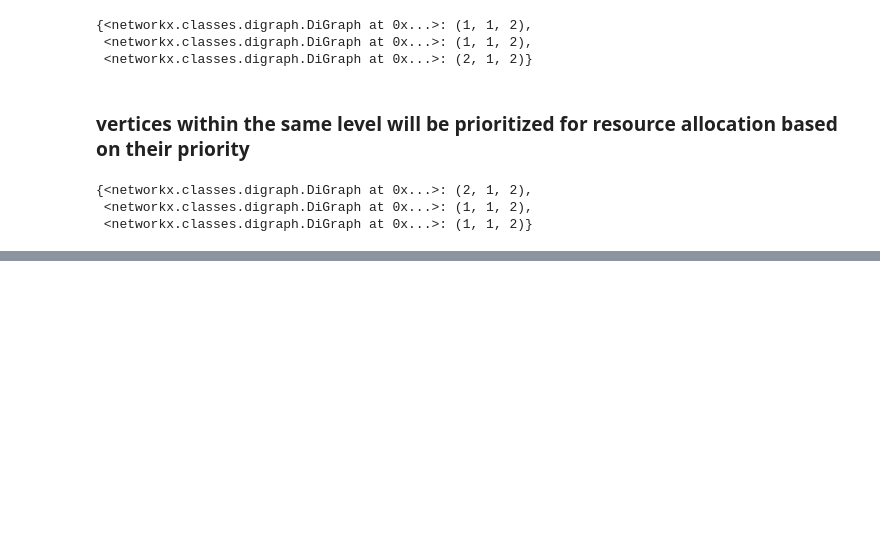
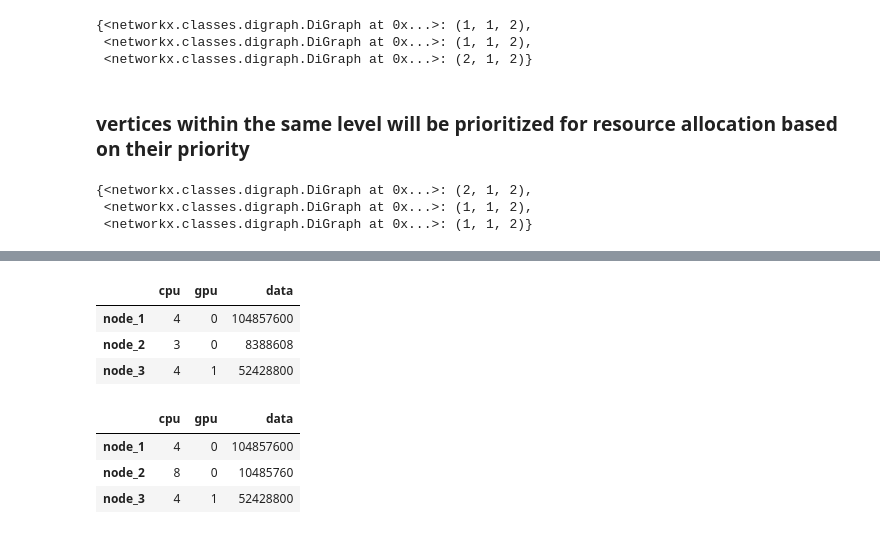
Before and after one commit to pnnl/datalife, a Jupyter notebook: scripts/caterpillar_forest.ipynb, the cells around one changed output, grey strips where cells are left out. Saved outputs shown, nothing was run; the diff lists cells and outputs as text; code cells hidden in the pictures; blank space fills up the shorter version.

```diff
--- a/scripts/caterpillar_forest.ipynb
+++ b/scripts/caterpillar_forest.ipynb
@@ -298,0 +337,40 @@ vertex_priorities
+# %%
+def get_resource_pool():
+    return res_df
+
+def update_resource_pool(df, rtype, rdata):
+    if rtype == 'acquisition':
+        for k, v in rdata.items():
+            df.loc[rdata.name][k] -= rdata[k]
+    elif rtype == 'release':
+        for k, v in rdata.items():
+            df.loc[rdata.name][k] += rdata[k]
+    return df
+
+def request_resource_func(df, rgroup):
+    """
+    Arguments:
+        rgroup (dict): required resources
+    Returns:
+        res (DataFrame): available resource (row)
+    """
+    res = df
+    for k, v in rgroup.items():
+        res = res.loc[df[k] >= v]
+    return res.iloc[0]
+# %%
+requested_rsize = {'cpu': 5, 'gpu':0, 'data': 1024*1024*2}
+requested_size = pd.Series(requested_rsize, name='node_2')
+update_resource_pool(res_df, 'acquisition', requested_size)
+# %% [output]
+|  | cpu | gpu | data |
+| node_1 | 4 | 0 | 104857600 |
+| node_2 | 3 | 0 | 8388608 |
+| node_3 | 4 | 1 | 52428800 |
+# %%
+update_resource_pool(res_df, 'release', requested_size)
+# %% [output]
+|  | cpu | gpu | data |
+| node_1 | 4 | 0 | 104857600 |
+| node_2 | 8 | 0 | 10485760 |
+| node_3 | 4 | 1 | 52428800 |
```
Also changed, not shown: parts of 6 cells of this notebook.
